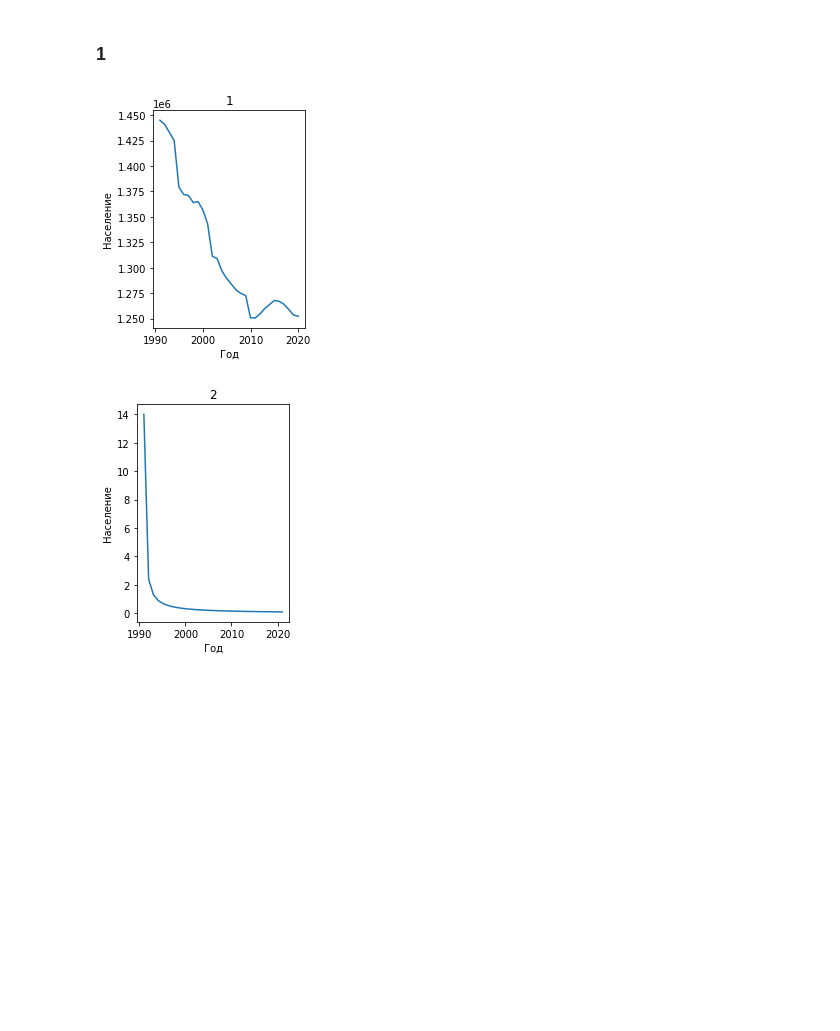
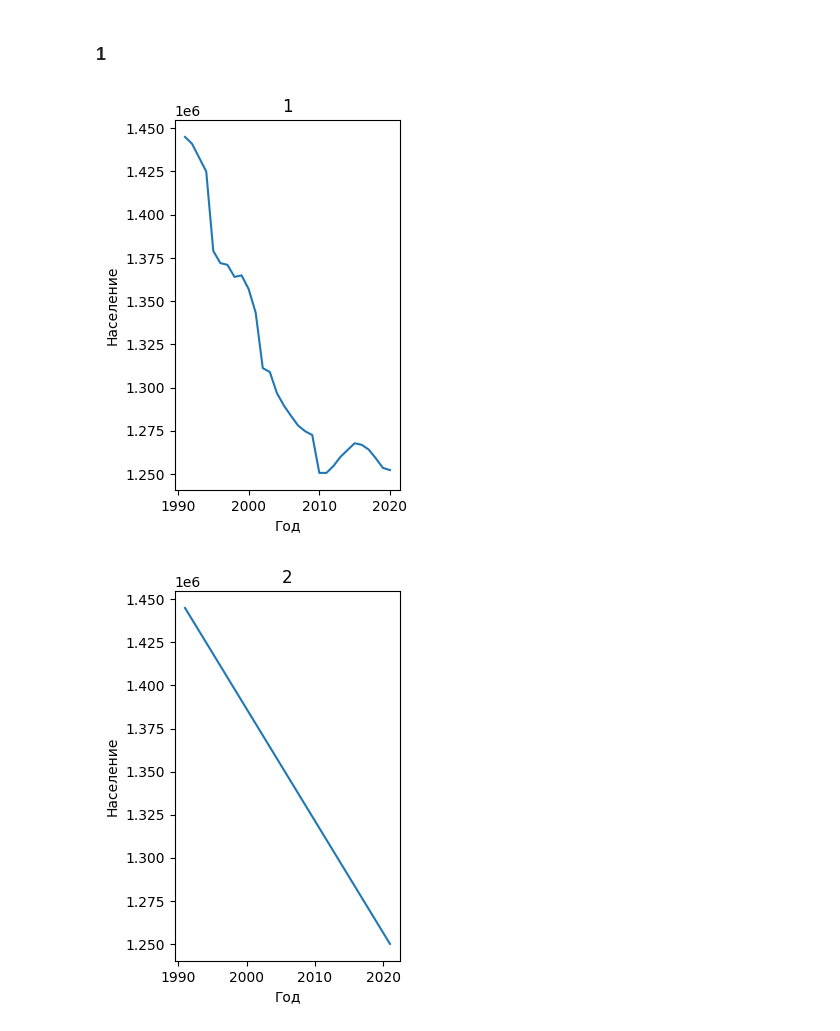
Before and after one commit to SW0301/MMVSU, a Jupyter notebook: Lab2.ipynb, the cells around one changed output. Drawn from its saved outputs; the diff is of its cells as text; code cells hidden in the pictures; blank space fills up the shorter version.

```diff
--- a/Lab2.ipynb
+++ b/Lab2.ipynb
@@ -18,35 +18,35 @@ for i in range(1991,2021):
 
 
 population = [1445000, 1441000, 1433000, 1425000, 1379000, 1372000,
                       1371000	, 1364000, 1364900, 1357000, 1343300, 1311252, 1309000,
                       1296800, 1289500, 1283600, 1278000, 1274700, 1272527, 1250619,
                       1250600	, 1254592, 1259921, 1263873, 1267760, 1266871, 1264075,
                       1259013, 1253511, 1252236	]
 plt.subplot(1, 2, 1)
 plt.plot(year, population)
 
 plt.xlabel('Год')
 plt.ylabel('Население')
 plt.title('1')
 plt.show()
 
 def k(x):
-    return -x/3
+    return -6500/x
 def dxdt(x, t):
     return k(x) * x
 
 
-t = np.linspace(1991, 2021, 30)
+t = np.linspace(1991, 2021, 100)
 
-solve = odeint(dxdt, y0=14, t=t)
+solve = odeint(dxdt, y0=1445000, t=t)
 solve = solve.flatten()
 
 plt.subplot(1, 2, 2)
 plt.plot(t, solve)
 plt.xlabel('Год')
 plt.ylabel('Население')
 plt.title('2')
 plt.show()
 # %% [output]
-[figure, old version]
+[figure, new version]
-[figure, old version]
+[figure, new version]
```
